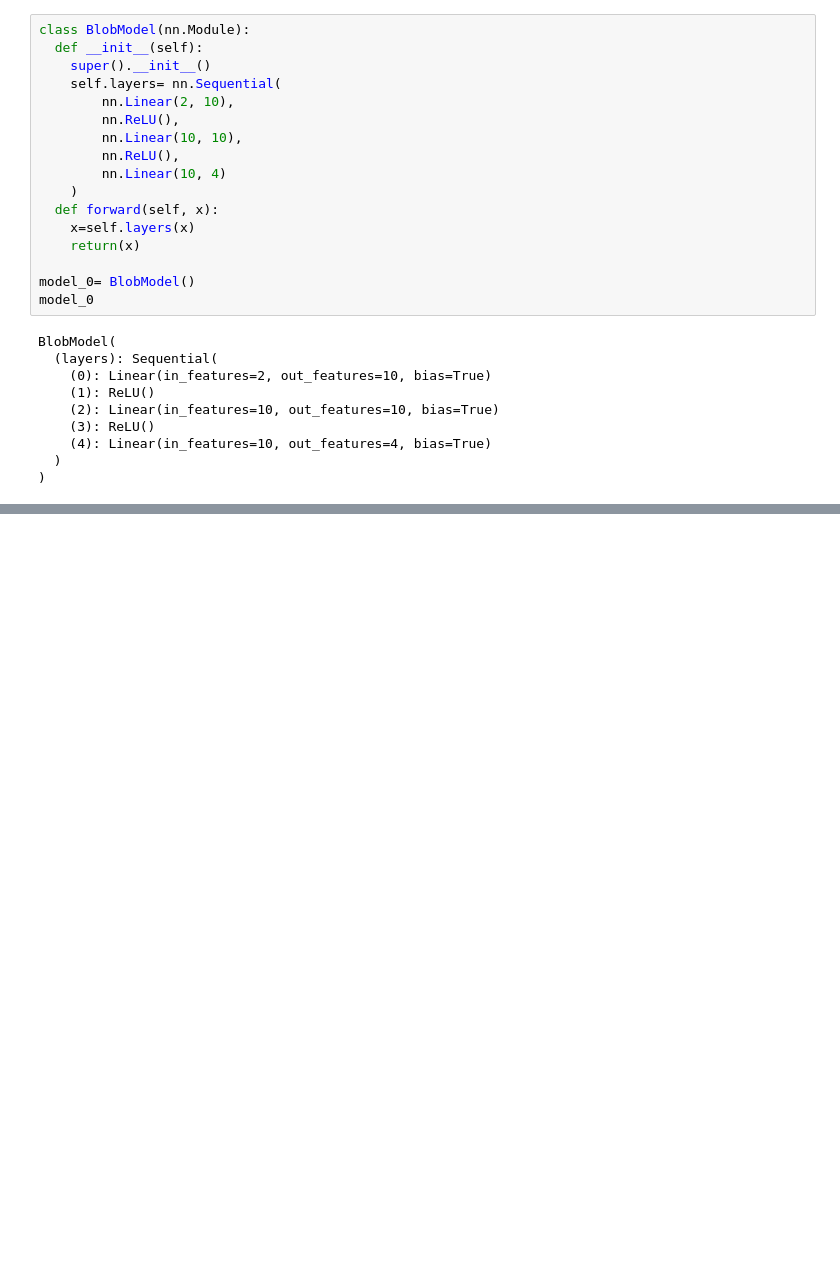
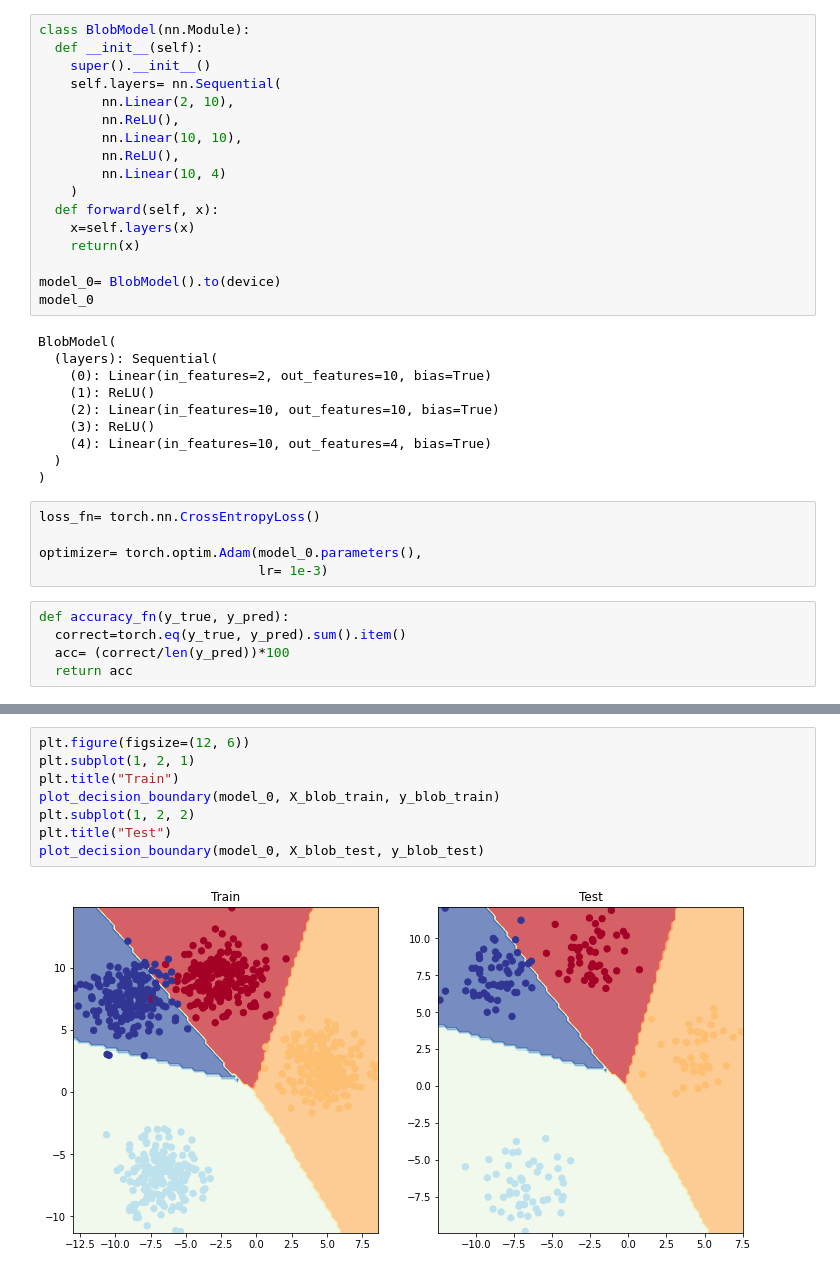
Before and after one commit to SalehMehrabani/Deep-Learning, a Jupyter notebook: NN9.ipynb, the cells around one changed output, grey strips where cells are left out. Drawn from its saved outputs; the diff is of its cells as text; blank space fills up the shorter version.

```diff
--- a/NN9.ipynb
+++ b/NN9.ipynb
@@ -56,7 +60,7 @@ class BlobModel(nn.Module):
     x=self.layers(x)
     return(x)
 
-model_0= BlobModel()
+model_0= BlobModel().to(device)
 model_0
 # %% [output]
 BlobModel(
@@ -68,3 +72,13 @@ BlobModel(
     (4): Linear(in_features=10, out_features=4, bias=True)
   )
 )
+# %%
+loss_fn= torch.nn.CrossEntropyLoss()
+
+optimizer= torch.optim.Adam(model_0.parameters(),
+                            lr= 1e-3)
+# %%
+def accuracy_fn(y_true, y_pred):
+  correct=torch.eq(y_true, y_pred).sum().item()
+  acc= (correct/len(y_pred))*100
+  return acc
@@ -70,0 +189,10 @@ BlobModel(
+# %%
+plt.figure(figsize=(12, 6))
+plt.subplot(1, 2, 1)
+plt.title("Train")
+plot_decision_boundary(model_0, X_blob_train, y_blob_train)
+plt.subplot(1, 2, 2)
+plt.title("Test")
+plot_decision_boundary(model_0, X_blob_test, y_blob_test)
+# %% [output]
+[figure, added]
```
Also changed, not shown: parts of 6 cells of this notebook.
